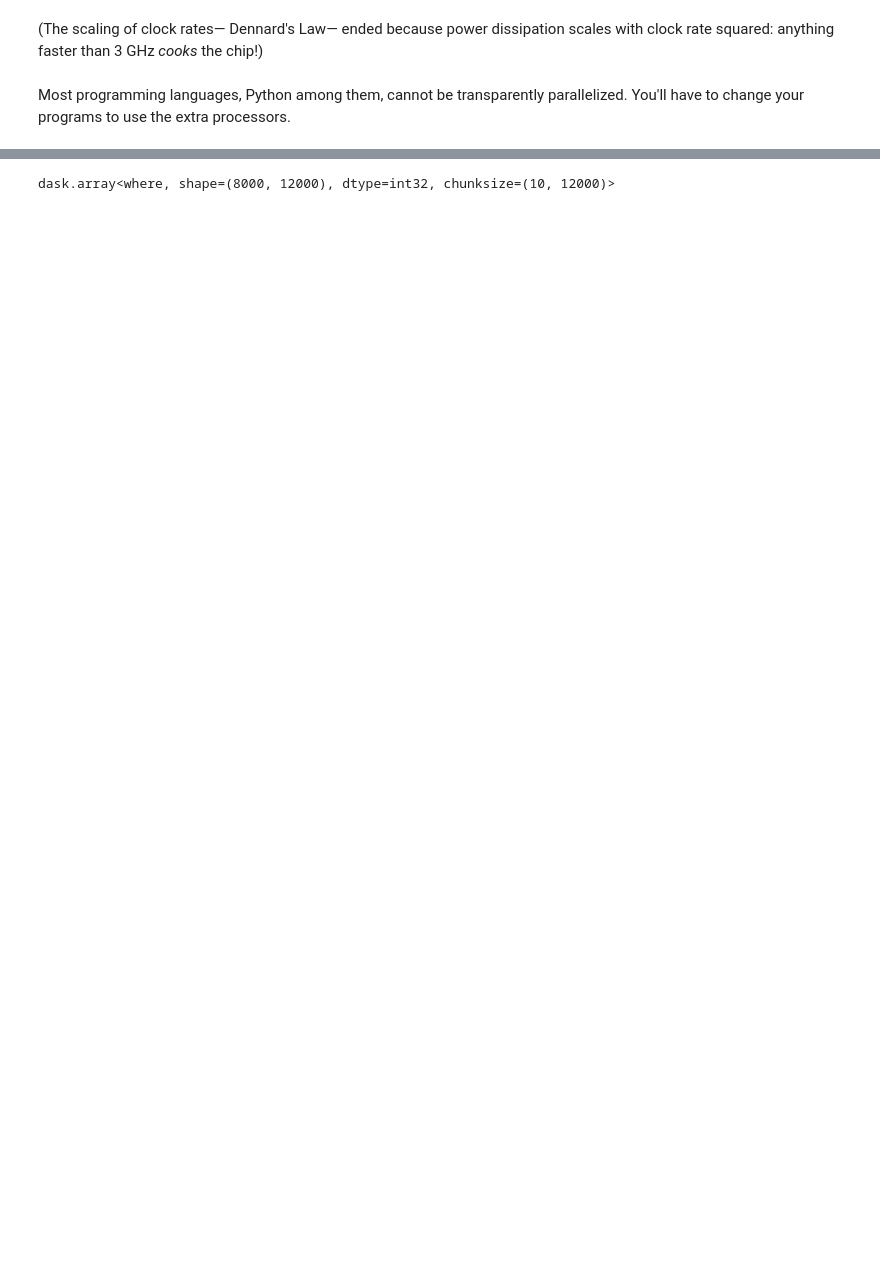
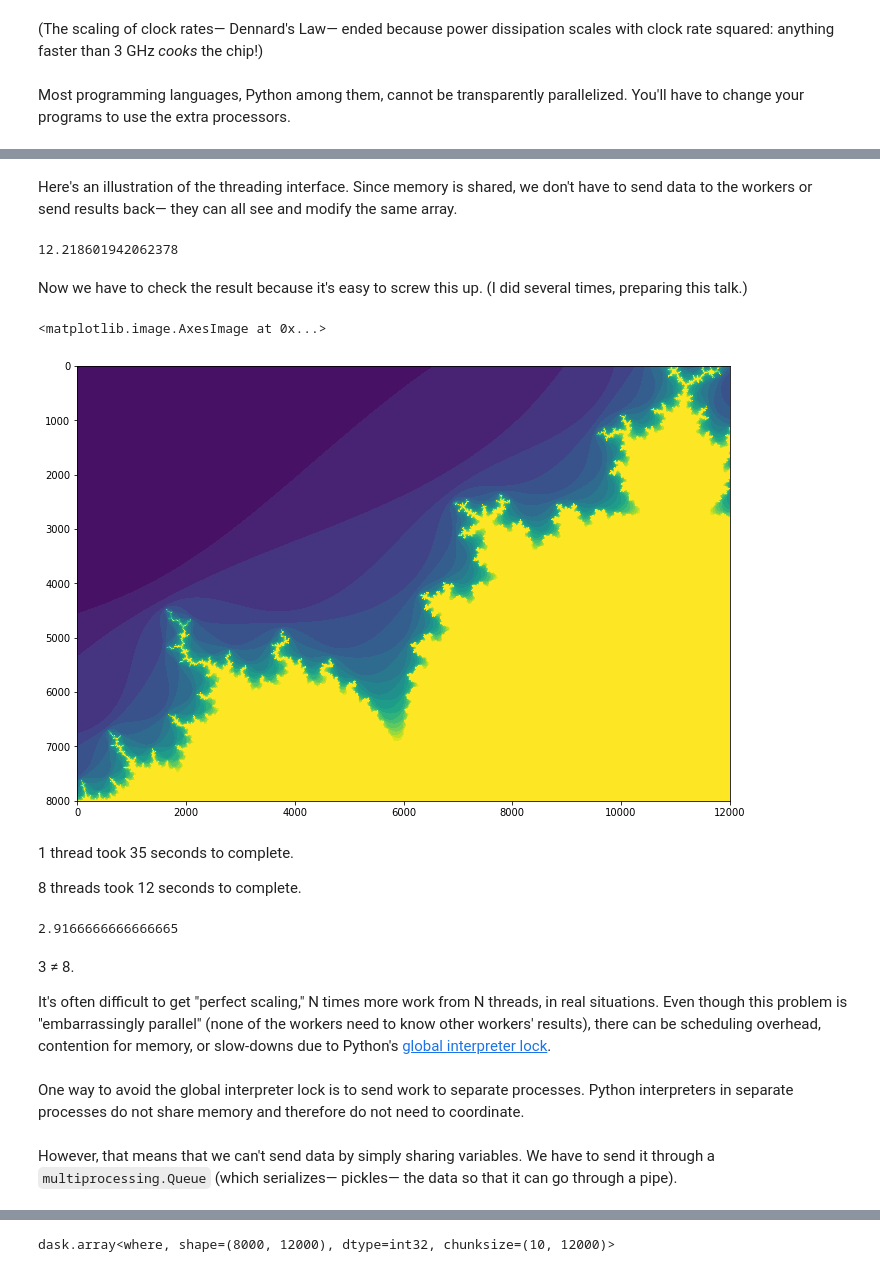
Before and after one commit to jpivarski-talks/python-numpy-mini-course, a Jupyter notebook: 5-dask.ipynb, the cells around one changed output, grey strips where cells are left out. Drawn from its saved outputs; the diff is of its cells as text; code cells hidden in the pictures; blank space fills up the shorter version.

```diff
--- a/5-dask.ipynb
+++ b/5-dask.ipynb
@@ -58,0 +59,51 @@ ax.imshow(fractal)
+# %% [markdown]
+Here's an illustration of the threading interface. Since memory is shared, we don't have to send data to the workers or send results back— they can all see and modify the same array.
+# %%
+import threading
+
+class Worker(threading.Thread):
+    def __init__(self, c, fractal, i):
+        super(Worker, self).__init__()
+        self.c, self.fractal, self.i = c, fractal, i
+    def run(self):
+        run(self.c[10*self.i : 10*(self.i + 1), :], self.fractal[10*self.i : 10*(self.i + 1), :])
+
+c, fractal = prepare(8000, 12000)
+workers = []
+for i in range(800):
+    workers.append(Worker(c, fractal, i))
+
+starttime = time.time()
+
+for worker in workers:
+    worker.start()
+for worker in workers:
+    worker.join()
+
+time.time() - starttime
+# %% [output]
+12.218601942062378
+# %% [markdown]
+Now we have to check the result because it's easy to screw this up. (I did several times, preparing this talk.)
+# %%
+fig, ax = plt.subplots(figsize=(12, 8))
+ax.imshow(fractal)
+# %% [output]
+<matplotlib.image.AxesImage at 0x...>
+[figure, added]
+# %% [markdown]
+1 thread took 35 seconds to complete.
+
+8 threads took 12 seconds to complete.
+# %%
+35 / 12
+# %% [output]
+2.9166666666666665
+# %% [markdown]
+3 ≠ 8.
+
+It's often difficult to get "perfect scaling," N times more work from N threads, in real situations. Even though this problem is "embarrassingly parallel" (none of the workers need to know other workers' results), there can be scheduling overhead, contention for memory, or slow-downs due to Python's [global interpreter lock](https://realpython.com/python-gil/).
+# %% [markdown]
+One way to avoid the global interpreter lock is to send work to separate processes. Python interpreters in separate processes do not share memory and therefore do not need to coordinate.
+# %% [markdown]
+However, that means that we can't send data by simply sharing variables. We have to send it through a `multiprocessing.Queue` (which serializes— pickles— the data so that it can go through a pipe).
```
Also changed, not shown: parts of 38 cells of this notebook.
